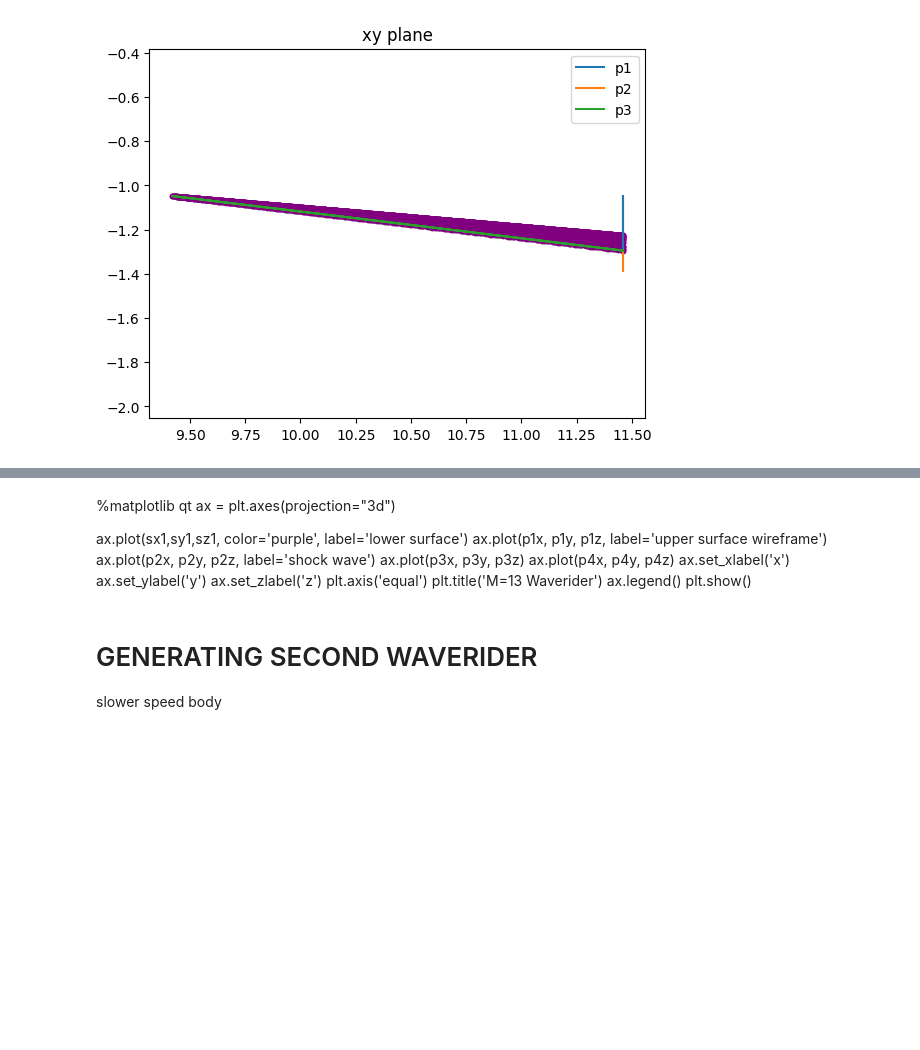
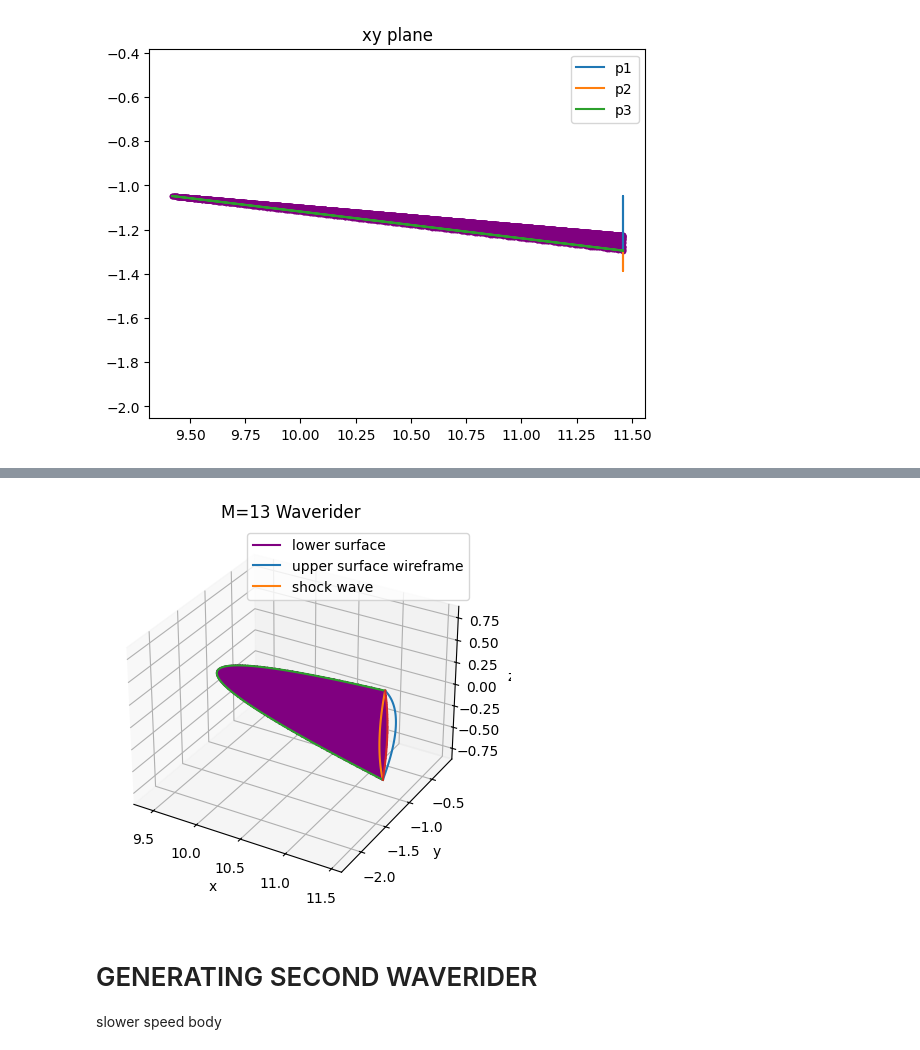
Before and after one commit to imbatman1101/MOWer, a Jupyter notebook: Waverider Generator V5.ipynb, the cells around one changed output, grey strips where cells are left out. Drawn from its saved outputs; the diff is of its cells as text; code cells hidden in the pictures; blank space fills up the shorter version.

```diff
--- a/Waverider Generator V5.ipynb
+++ b/Waverider Generator V5.ipynb
@@ -367,20 +367,22 @@ plt.axis('equal')
 [figure]
-# %% [markdown]
-%matplotlib qt
-ax = plt.axes(projection="3d")
-
-ax.plot(sx1,sy1,sz1, color='purple', label='lower surface')
-ax.plot(p1x, p1y, p1z, label='upper surface wireframe')
-ax.plot(p2x, p2y, p2z, label='shock wave')
-ax.plot(p3x, p3y, p3z)
-ax.plot(p4x, p4y, p4z)
-ax.set_xlabel('x')
-ax.set_ylabel('y')
-ax.set_zlabel('z')
-plt.axis('equal')
-plt.title('M=13 Waverider')
-ax.legend()
-plt.show()
+# %%
+%matplotlib inline
+ax = plt.axes(projection="3d")
+
+ax.plot(sx1,sy1,sz1, color='purple', label='lower surface')
+ax.plot(p1x, p1y, p1z, label='upper surface wireframe')
+ax.plot(p2x, p2y, p2z, label='shock wave')
+ax.plot(p3x, p3y, p3z)
+ax.plot(p4x, p4y, p4z)
+ax.set_xlabel('x')
+ax.set_ylabel('y')
+ax.set_zlabel('z')
+plt.axis('equal')
+plt.title('M=13 Waverider')
+ax.legend()
+plt.show()
+# %% [output]
+[figure, added]
 # %% [markdown]
 <h1>GENERATING SECOND WAVERIDER</h1>
 slower speed body
```
Also changed, not shown: parts of 9 cells of this notebook.
